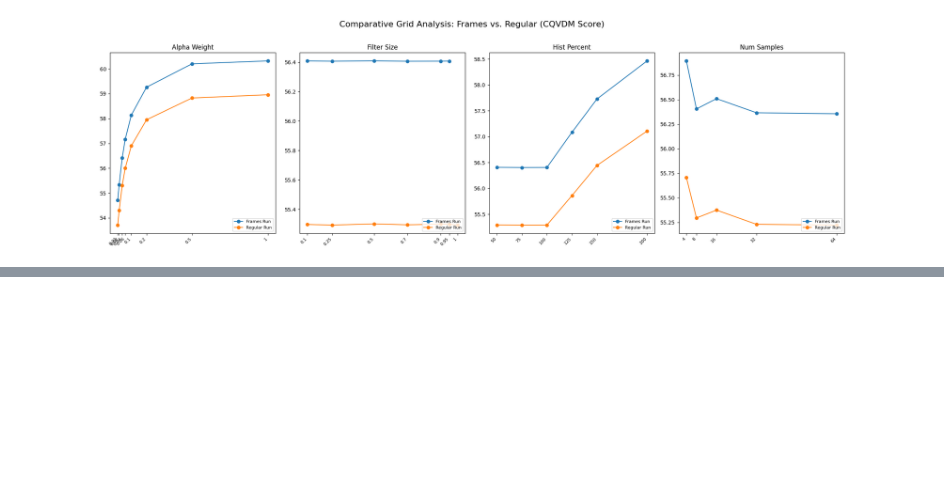
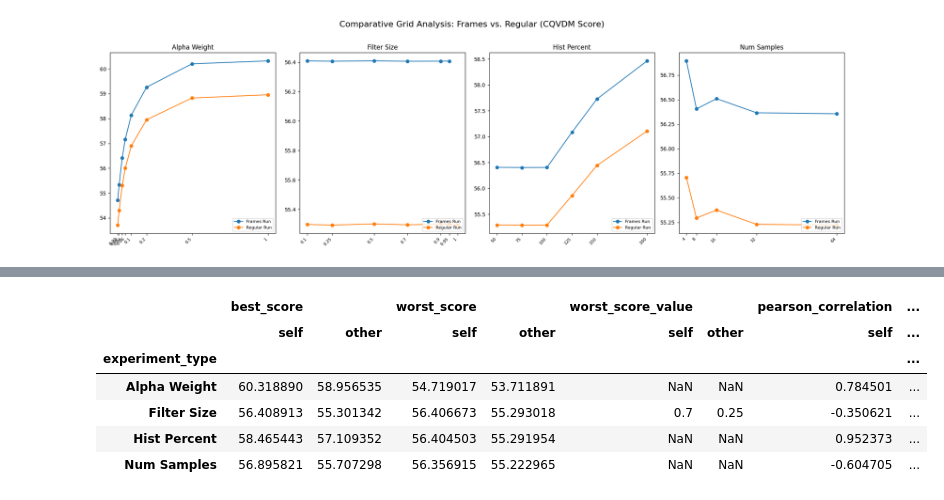
Before and after one commit to mariabeatrizsilva/PerceptualTAA, a Jupyter notebook: analyze_data.ipynb, the cells around one changed output, grey strips where cells are left out. Drawn from its saved outputs; the diff is of its cells as text; code cells hidden in the pictures; blank space fills up the shorter version.

```diff
--- a/analyze_data.ipynb
+++ b/analyze_data.ipynb
@@ -58,8 +78,8 @@ comparison_files_reg = {
 # %%
 frames_loaded = analyze_utils.load_multiple_experiments(comparison_files_frames)
 reg_loaded = analyze_utils.load_multiple_experiments(comparison_files_reg)
-frames_data = analyze_utils.compare_render_experiments(frames_loaded)
-reg_data = analyze_utils.compare_render_experiments(reg_loaded)
+frames_data = analyze_utils.compare_render_experiments(frames_loaded, plot=False)
+reg_data = analyze_utils.compare_render_experiments(reg_loaded,  plot=False)
 # %% [output]
 ✅ Loaded and sorted data for: Alpha Weight
 ✅ Loaded and sorted data for: Filter Size
@@ -78,4 +96,5 @@ analyze_utils.plot_experiment_grid(frames_loaded, score_metric="CQVDM Score")
 [figure]
 [figure]
 # %%
-analyze_utils.summarize_performance_table(frames_data)
+frames_summary = analyze_utils.summarize_performance_table(frames_data)
+cvvdp_summary = analyze_utils.summarize_performance_table(cvvdp_data)
@@ -107,4 +139,4 @@ display(score_summary)
 | Hist Percent | 6.0 | 55.882971 | 0.756851 | 55.291954 | 55.293170 | 55.579348 | 56.299874 | 57.109352 |
 | Num Samples | 5.0 | 55.366437 | 0.200172 | 55.222965 | 55.230755 | 55.295635 | 55.375530 | 55.707298 |
 # %%
-analyze_utils.summarize_performance_table(reg_data)
+reg_summary = analyze_utils.summarize_performance_table(reg_data)
@@ -124,0 +172,26 @@ analyze_utils.plot_dual_experiment_grid(
+# %%
+# 1. Standardize the data types of the score columns in BOTH DataFrames
+numeric_cols = ['best_score_value', 'worst_score_value']
+
+# Convert columns to numeric, coercing any non-numeric values (like an accidental string) to NaN
+frames_summary[numeric_cols] = frames_summary[numeric_cols].apply(pd.to_numeric, errors='coerce')
+reg_summary[numeric_cols] = reg_summary[numeric_cols].apply(pd.to_numeric, errors='coerce')
+
+
+# 2. Set the 'experiment_type' column as the index (addressing the previous issue)
+frames_indexed = frames_summary.set_index('experiment_type')
+reg_indexed = reg_summary.set_index('experiment_type')
+
+# 3. Run the comparison on the indexed, clean DataFrames
+comparison_table_fixed = frames_indexed.compare(reg_indexed)
+
+# 4. Display the fixed comparison table
+display(comparison_table_fixed)
+# %% [output]
+|  | best_score |  | worst_score |  | worst_score_value |  | pearson_correlation | ... |
+|  | self | other | self | other | self | other | self | ... |
+| experiment_type |  |  |  |  |  |  |  | ... |
+| Alpha Weight | 60.318890 | 58.956535 | 54.719017 | 53.711891 | NaN | NaN | 0.784501 | ... |
+| Filter Size | 56.408913 | 55.301342 | 56.406673 | 55.293018 | 0.7 | 0.25 | -0.350621 | ... |
+| Hist Percent | 58.465443 | 57.109352 | 56.404503 | 55.291954 | NaN | NaN | 0.952373 | ... |
+| Num Samples | 56.895821 | 55.707298 | 56.356915 | 55.222965 | NaN | NaN | -0.604705 | ... |
```
Also changed, not shown: parts of 10 cells of this notebook, 3 other files.
